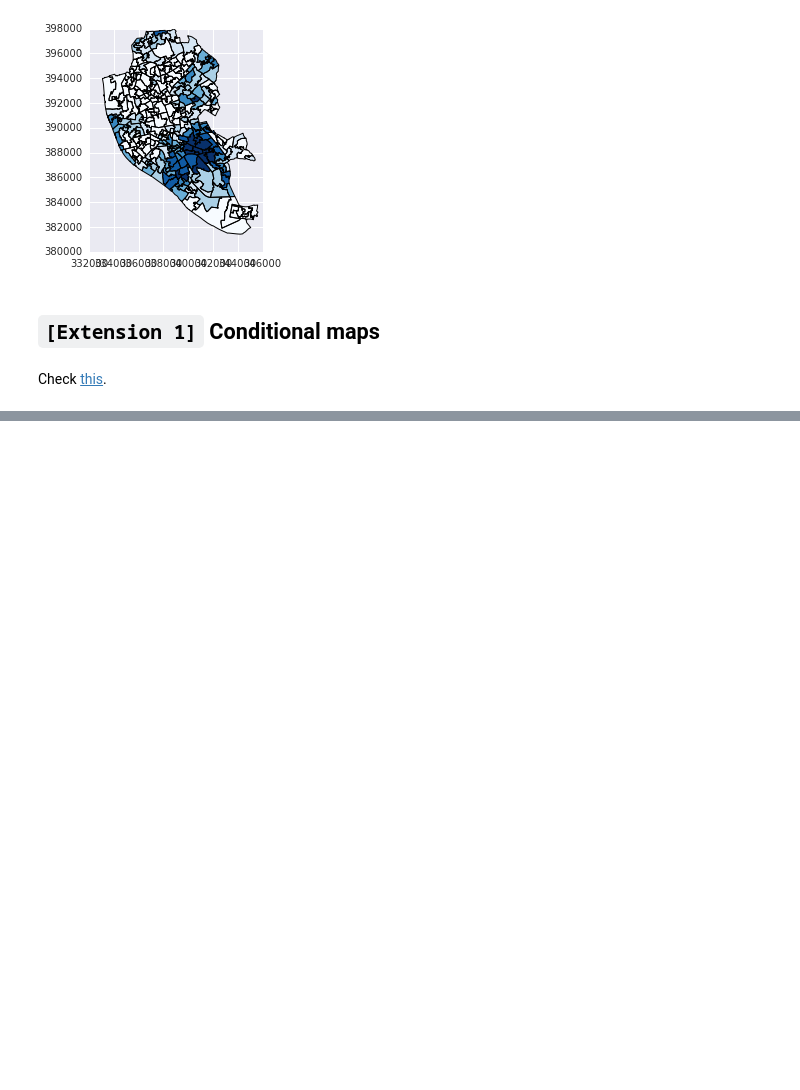
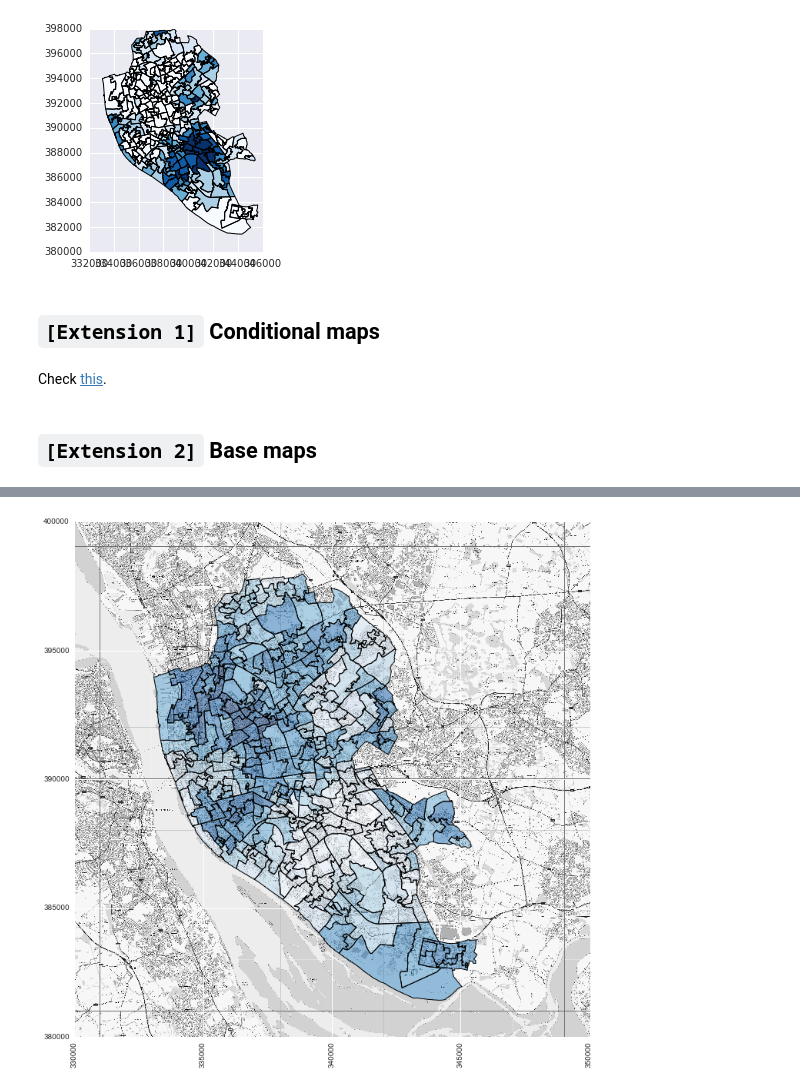
Before and after one commit to darribas/gds15, a Jupyter notebook: content/labs/lab_04.ipynb, the cells around one changed output, grey strips where cells are left out. Saved outputs shown, nothing was run; the diff lists cells and outputs as text; code cells hidden in the pictures; blank space fills up the shorter version.

```diff
--- a/content/labs/lab_04.ipynb
+++ b/content/labs/lab_04.ipynb
@@ -156,3 +156,24 @@ imd.plot(column='imd_rank', scheme='fisher_jenks', alpha=1, k=7, colormap=plt.cm
 ## `[Extension 1]` Conditional maps
 # %% [markdown]
 Check [this](http://stanford.edu/~mwaskom/software/seaborn/examples/faceted_histogram.html).
+# %% [markdown]
+## `[Extension 2]` Base maps
+# %%
+import rasterio
+liv_path = '../../../../data/liverpool.tif'
+def show_img(img, bounds):
+    left, bottom, right, top = bounds
+    plt.imshow(img, cmap='gray', extent=(left, right, bottom, top))
+    locs, labels = plt.xticks()
+    plt.setp(labels, rotation=90)
+# %%
+%%time
+src = rasterio.open(liv_path)
+left, bottom, right, top = src.bounds
+
+f, ax = plt.subplots(1, figsize=(12, 12))
+ax.imshow(src.read(1), cmap='gray', extent=(left, right, bottom, top))
+imd.plot(column='imd_score', colormap='Blues', axes=ax)
+locs, labels = plt.xticks()
+plt.setp(labels, rotation=90)
+# %% [output]
@@ -158,0 +182 @@ Check [this](http://stanford.edu/~mwaskom/software/seaborn/examples/faceted_hist
+[figure, added]
```
Also changed, not shown: parts of 1 cell of this notebook, 5 other files.
